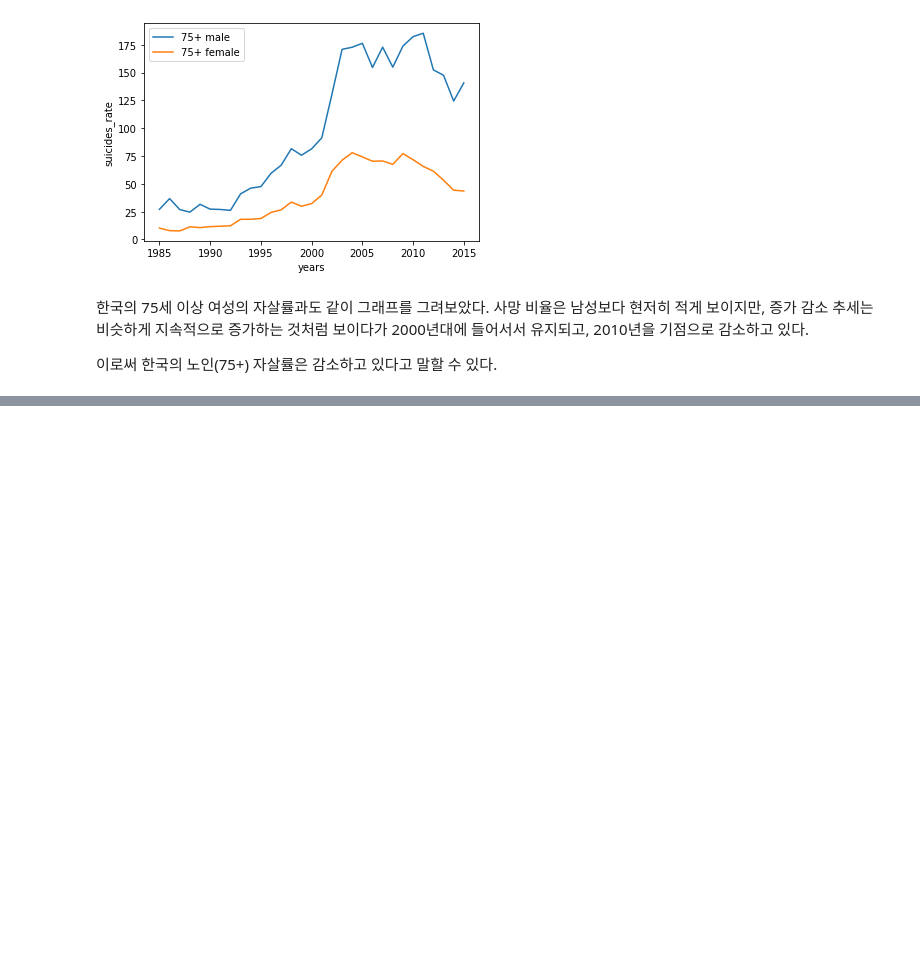
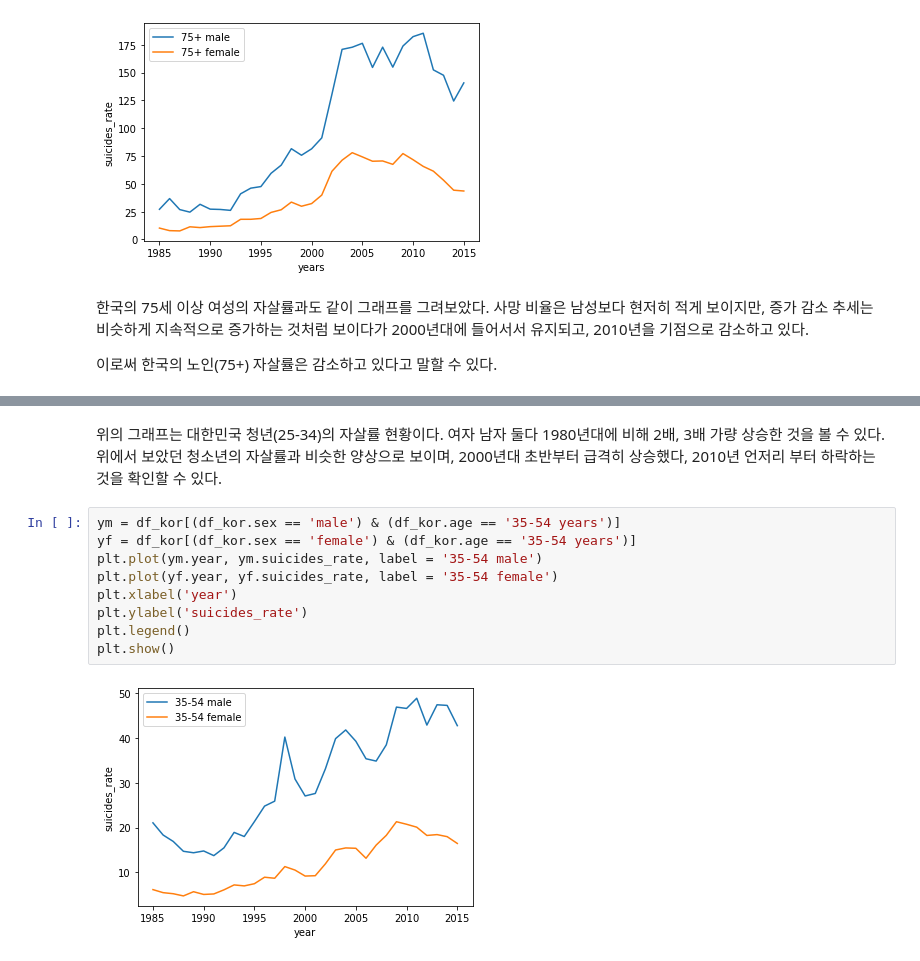
Before and after one commit to JH22222/DAP__, a Jupyter notebook: DAP_Assign.ipynb, the cells around one changed output, grey strips where cells are left out. Saved outputs shown, nothing was run; the diff lists cells and outputs as text; blank space fills up the shorter version.

```diff
--- a/DAP_Assign.ipynb
+++ b/DAP_Assign.ipynb
@@ -110,0 +154,13 @@ plt.show()
+# %% [markdown]
+위의 그래프는 대한민국 청년(25-34)의 자살률 현황이다. 여자 남자 둘다 1980년대에 비해 2배, 3배 가량 상승한 것을 볼 수 있다. 위에서 보았던 청소년의 자살률과 비슷한 양상으로 보이며, 2000년대 초반부터 급격히 상승했다, 2010년 언저리 부터 하락하는 것을 확인할 수 있다.
+# %%
+ym = df_kor[(df_kor.sex == 'male') & (df_kor.age == '35-54 years')]
+yf = df_kor[(df_kor.sex == 'female') & (df_kor.age == '35-54 years')]
+plt.plot(ym.year, ym.suicides_rate, label = '35-54 male')
+plt.plot(yf.year, yf.suicides_rate, label = '35-54 female')
+plt.xlabel('year')
+plt.ylabel('suicides_rate')
+plt.legend()
+plt.show()
+# %% [output]
+[figure, added]
```
Also changed, not shown: parts of 20 cells of this notebook.
